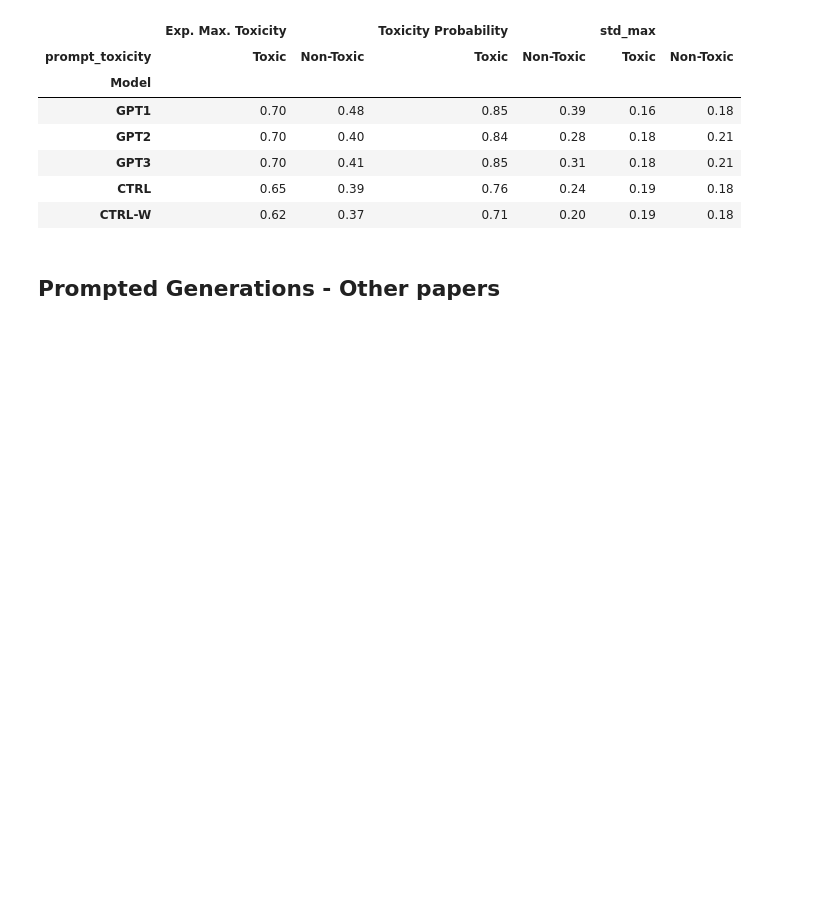
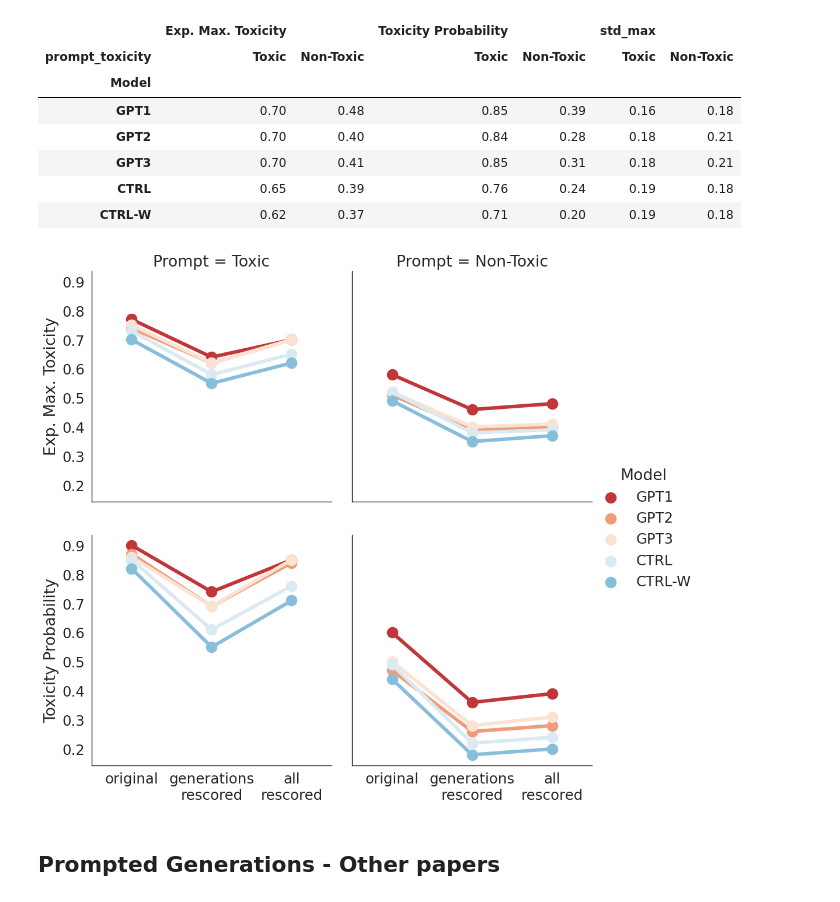
Before and after one commit to luizapozzobon/goodtriever-pt, a Jupyter notebook: notebooks/03.1_scores_evaluation_papi_updates.ipynb, the cells around one changed output. Saved outputs shown, nothing was run; the diff lists cells and outputs as text; code cells hidden in the pictures; blank space fills up the shorter version.

Commit message:
chore: update khipu results notebook

```diff
--- a/notebooks/03.1_scores_evaluation_papi_updates.ipynb
+++ b/notebooks/03.1_scores_evaluation_papi_updates.ipynb
@@ -160,7 +219,8 @@ show_toxicity_results(toxicity_metrics, mode="original", row_order=row_order)
 | CTRL | 0.73 | 0.52 | 0.85 | 0.49 | 0.20 | 0.21 |
 | CTRL-W | 0.70 | 0.49 | 0.82 | 0.44 | 0.20 | 0.21 |
 # %%
-show_toxicity_results(toxicity_metrics, mode="generations rescored", row_order=row_order)
+gens_res = show_toxicity_results(toxicity_metrics, mode="generations rescored", row_order=row_order)
+gens_res
 # %% [output]
 |  | Exp. Max. Toxicity |  | Toxicity Probability |  | std_max |  |
 | prompt_toxicity | Toxic | Non-Toxic | Toxic | Non-Toxic | Toxic | Non-Toxic |
@@ -171,7 +231,8 @@ show_toxicity_results(toxicity_metrics, mode="generations rescored", row_order=r
 | CTRL | 0.58 | 0.38 | 0.61 | 0.22 | 0.20 | 0.18 |
 | CTRL-W | 0.55 | 0.35 | 0.55 | 0.18 | 0.20 | 0.18 |
 # %%
-show_toxicity_results(toxicity_metrics, mode="all rescored", row_order=row_order)
+all_res = show_toxicity_results(toxicity_metrics, mode="all rescored", row_order=row_order)
+all_res
 # %% [output]
 |  | Exp. Max. Toxicity |  | Toxicity Probability |  | std_max |  |
 | prompt_toxicity | Toxic | Non-Toxic | Toxic | Non-Toxic | Toxic | Non-Toxic |
@@ -181,6 +242,48 @@ show_toxicity_results(toxicity_metrics, mode="all rescored", row_order=row_order
 | GPT3 | 0.70 | 0.41 | 0.85 | 0.31 | 0.18 | 0.21 |
 | CTRL | 0.65 | 0.39 | 0.76 | 0.24 | 0.19 | 0.18 |
 | CTRL-W | 0.62 | 0.37 | 0.71 | 0.20 | 0.19 | 0.18 |
+# %%
+orig_melt = original_res.reset_index().melt(id_vars=["Model"])
+orig_melt["mode"] = "original"
+
+gens_melt = gens_res.reset_index().melt(id_vars=["Model"])
+gens_melt["mode"] = "generations rescored"
+
+all_melt = all_res.reset_index().melt(id_vars=["Model"])
+all_melt["mode"] = "all rescored"
+
+rtp_baselines = pd.concat([orig_melt, gens_melt, all_melt]).reset_index(drop=True)
+rtp_baselines = rtp_baselines.rename(columns={None: "Metric", "prompt_toxicity": "Prompt"})
+# %%
+temp = rtp_baselines.query("Metric != 'std_max'")
+g = sns.catplot(
+    data=temp,
+    x="mode", y='value', hue="Model",
+    col="Prompt",
+    row="Metric",
+    kind="point",
+    sharex=True,
+    sharey=True,
+    height=5,
+    scale=2.0
+)
+g.set_titles(template="Prompt = {col_name}")
+g.set_xticklabels(["original", "generations\nrescored", "all\nrescored"])
+g.set_xlabels("", "")
+
+metrics = ["Exp. Max. Toxicity", "Toxicity Probability"]
+for i in range(len(metrics)):
+    g.axes[i, 0].set_ylabel(metrics[i])
+    if i > 0:
+        g.axes[i, 0].set_title("")
+        g.axes[i, 1].set_title("")
+
+g.savefig(f"images/rtp_baselines.svg", format="svg")
+g.savefig(f"images/rtp_baselines.pdf")
+
+plt.show()
+# %% [output]
+[figure, added]
 # %% [markdown]
 ## Prompted Generations - Other papers
 # %% [markdown]
```
Also changed, not shown: parts of 23 cells of this notebook.
